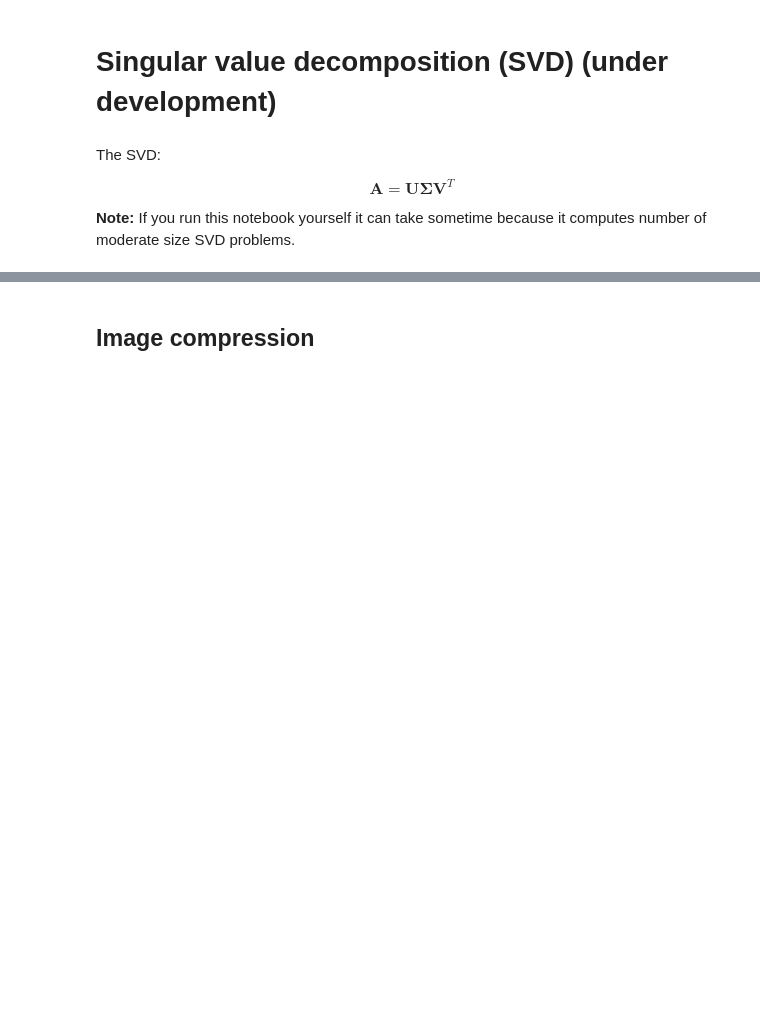
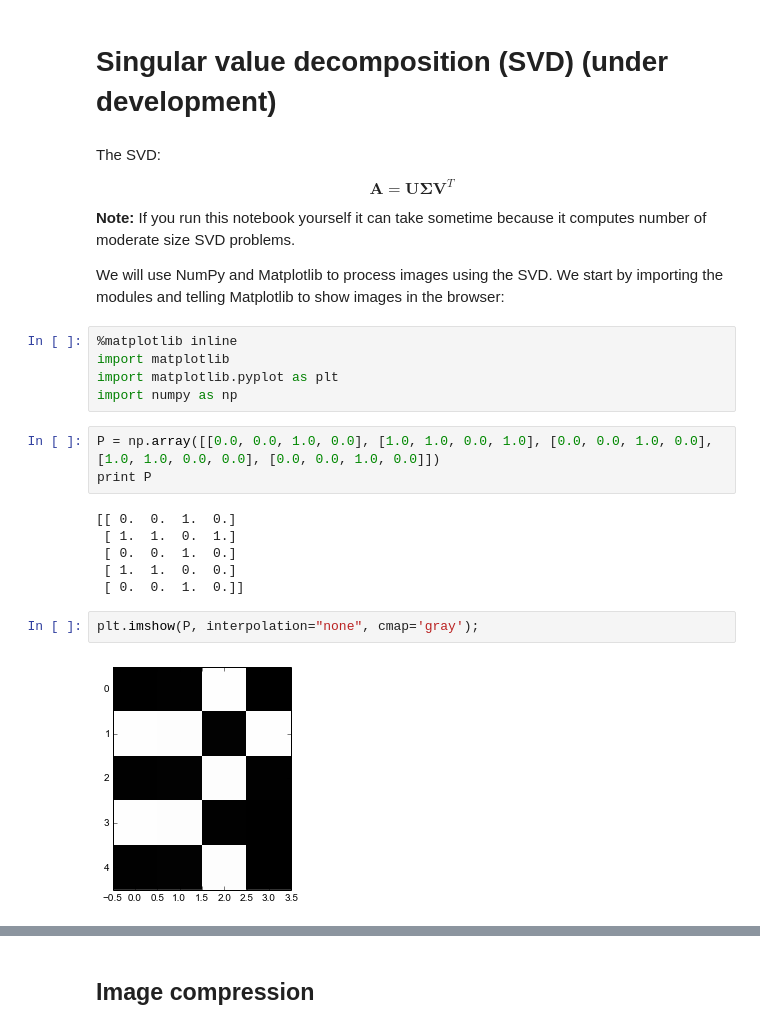
Before and after one commit to garth-wells/notebooks-3M1, a Jupyter notebook: notebooks/SingularValueDecomposition.ipynb, the cells around one changed output, grey strips where cells are left out. Saved outputs shown, nothing was run; the diff lists cells and outputs as text; blank space fills up the shorter version.

```diff
--- a/notebooks/SingularValueDecomposition.ipynb
+++ b/notebooks/SingularValueDecomposition.ipynb
@@ -8,3 +8,23 @@ $$
 $$
 
 **Note:** If you run this notebook yourself it can take sometime because it computes number of moderate size SVD problems.
+
+We will use NumPy and Matplotlib to process images using the SVD. We start by importing the modules and telling Matplotlib to show images in the browser:
+# %%
+%matplotlib inline
+import matplotlib
+import matplotlib.pyplot as plt
+import numpy as np
+# %%
+P = np.array([[0.0, 0.0, 1.0, 0.0], [1.0, 1.0, 0.0, 1.0], [0.0, 0.0, 1.0, 0.0], [1.0, 1.0, 0.0, 0.0], [0.0, 0.0, 1.0, 0.0]])
+print P
+# %% [output]
+[[ 0.  0.  1.  0.]
+ [ 1.  1.  0.  1.]
+ [ 0.  0.  1.  0.]
+ [ 1.  1.  0.  0.]
+ [ 0.  0.  1.  0.]]
+# %%
+plt.imshow(P, interpolation="none", cmap='gray');
+# %% [output]
+[figure, added]
```
Also changed, not shown: parts of 2 cells of this notebook.
